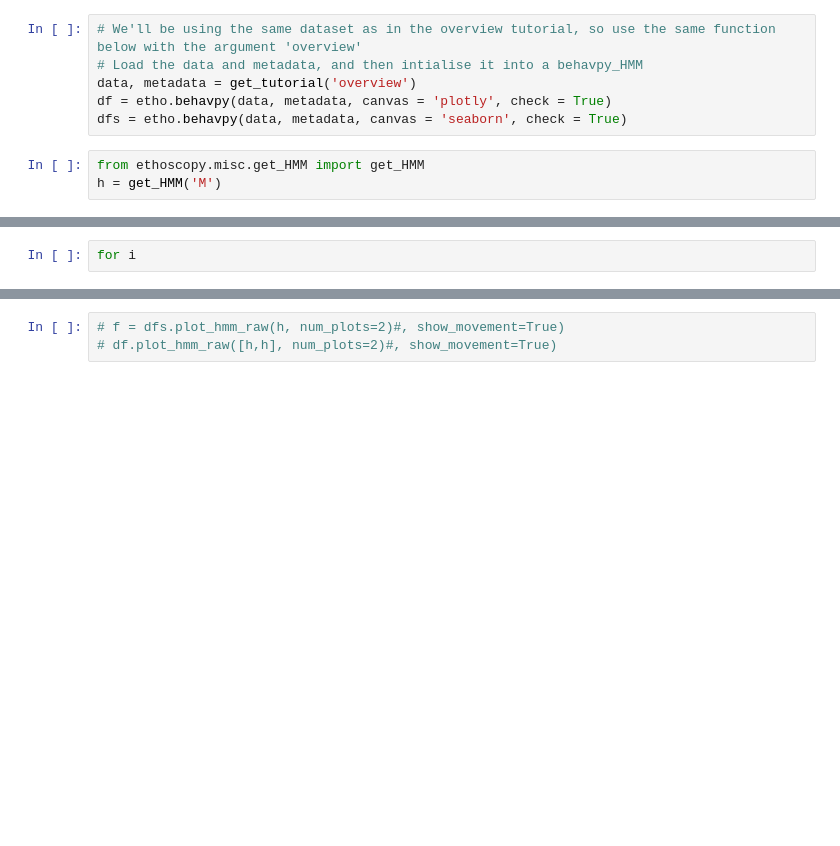
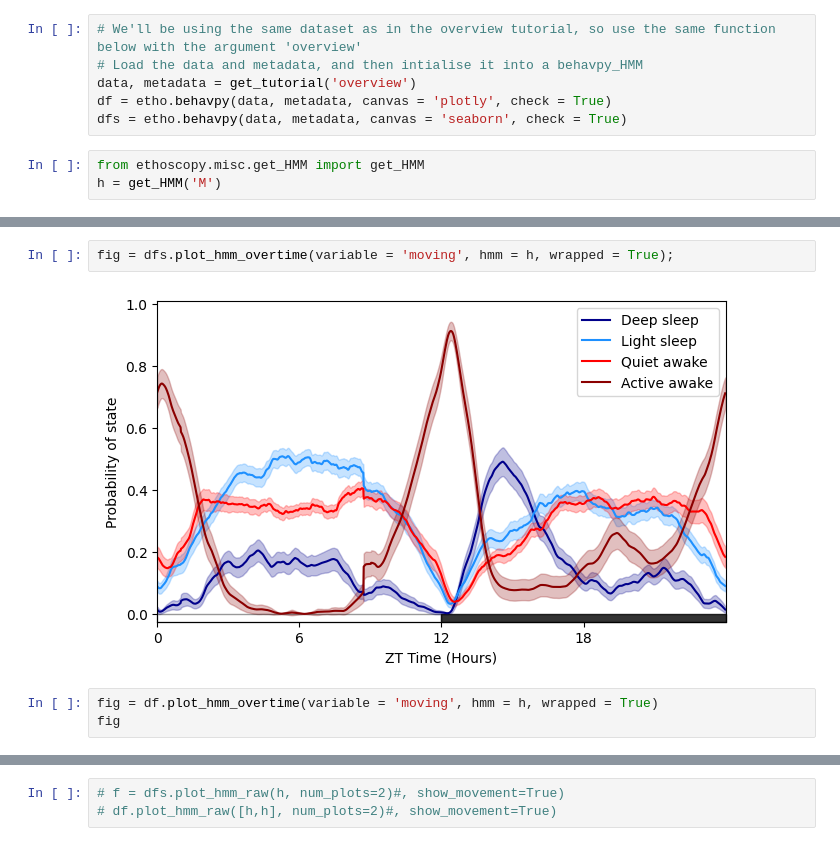
Before and after one commit to gilestrolab/ethoscopy, a Jupyter notebook: tutorial_notebook/2_HMM_tutorial.ipynb, the cells around one changed output, grey strips where cells are left out. Cells and saved outputs as stored; diff of their text form; blank space fills up the shorter version.

```diff
--- a/tutorial_notebook/2_HMM_tutorial.ipynb
+++ b/tutorial_notebook/2_HMM_tutorial.ipynb
@@ -33,2 +49,7 @@ h = get_HMM('M')
 # %%
-for i
+fig = dfs.plot_hmm_overtime(variable = 'moving', hmm = h, wrapped = True);
+# %% [output]
+[figure, added]
+# %%
+fig = df.plot_hmm_overtime(variable = 'moving', hmm = h, wrapped = True)
+fig
```
Also changed, not shown: parts of 11 cells of this notebook, 8 other files.
